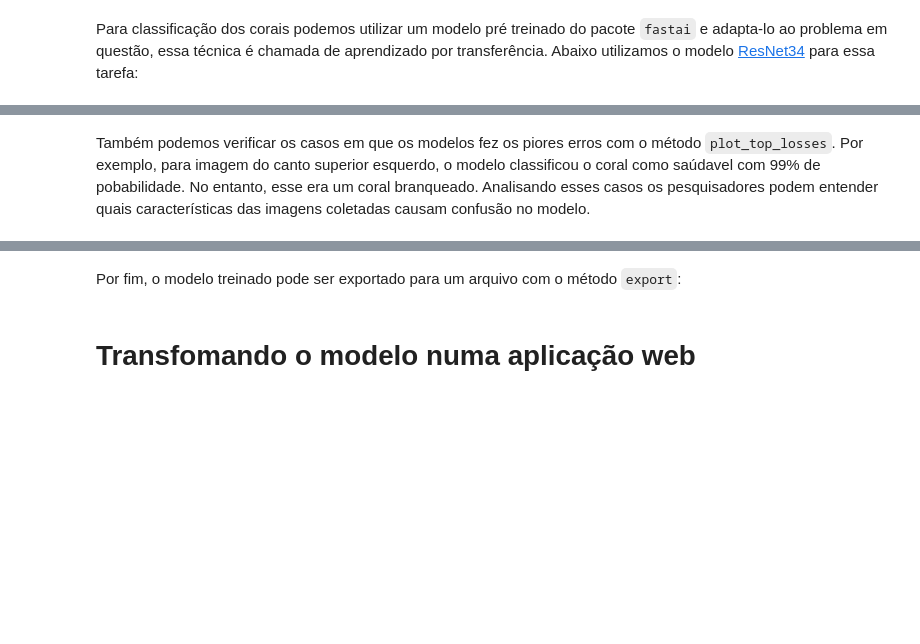
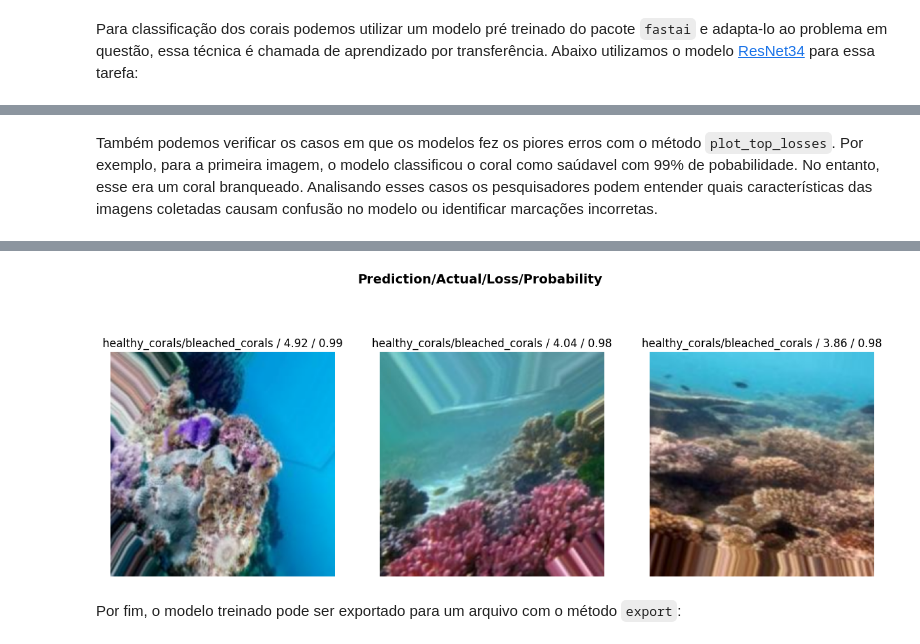
Before and after one commit to kamillafsilva/cv-coral-classification, a Jupyter notebook: classificacao_corais.ipynb, the cells around one changed output, grey strips where cells are left out. Cells and saved outputs as stored; diff of their text form; code cells hidden in the pictures; blank space fills up the shorter version.

```diff
--- a/classificacao_corais.ipynb
+++ b/classificacao_corais.ipynb
@@ -76,5 +117,6 @@ clf_interp.plot_confusion_matrix(normalize = True)
 # %% [markdown]
-Também podemos verificar os casos em que os modelos fez os piores erros com o método `plot_top_losses`. Por exemplo, para imagem do canto superior esquerdo, o modelo classificou o coral como saúdavel com 99% de pobabilidade. No entanto, esse era um coral branqueado. Analisando esses casos os pesquisadores podem entender quais características das imagens coletadas causam confusão no modelo.
+Também podemos verificar os casos em que os modelos fez os piores erros com o método `plot_top_losses`. Por exemplo, para a primeira imagem, o modelo classificou o coral como saúdavel com 99% de pobabilidade. No entanto, esse era um coral branqueado. Analisando esses casos os pesquisadores podem entender quais características das imagens coletadas causam confusão no modelo ou identificar marcações incorretas.
 # %%
 interp = Interpretation.from_learner(learn)
-interp.plot_top_losses(9, figsize=(15,10))
+interp.plot_top_losses(3, figsize=(15, 6))
+# %% [output]
@@ -81,3 +125,4 @@ interp.plot_top_losses(9, figsize=(15,10))
+[figure, added]
 # %% [markdown]
 Por fim, o modelo treinado pode ser exportado para um arquivo com o método `export`:
 # %%
@@ -85,2 +129,0 @@ learn.export('/content/assets/coral_learn.pkl')
-# %% [markdown]
-# Transfomando o modelo numa aplicação web
```
Also changed, not shown: parts of 29 cells of this notebook, 6 other files.
